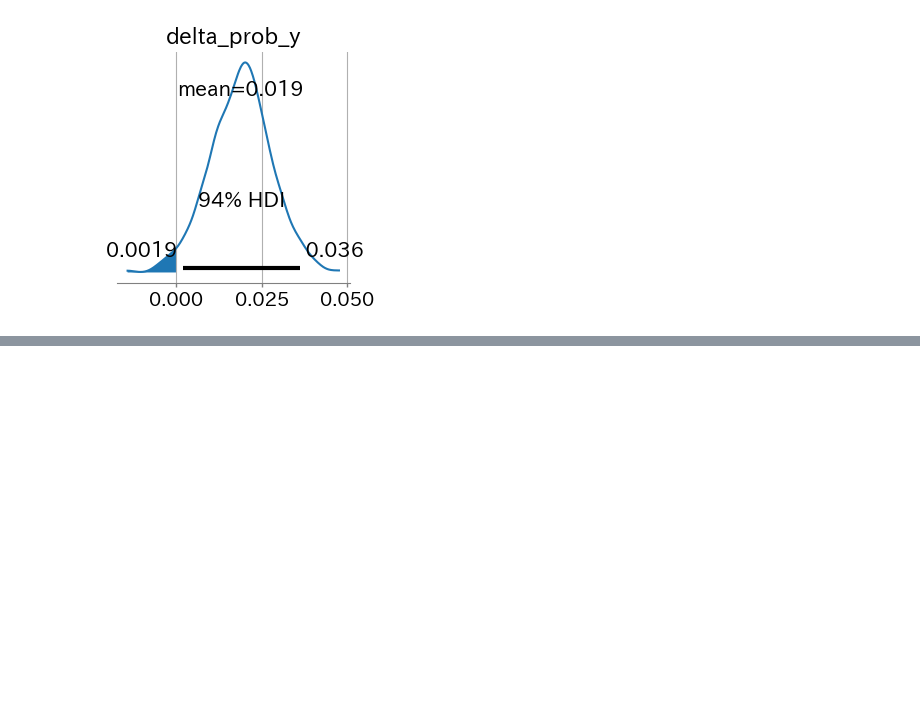
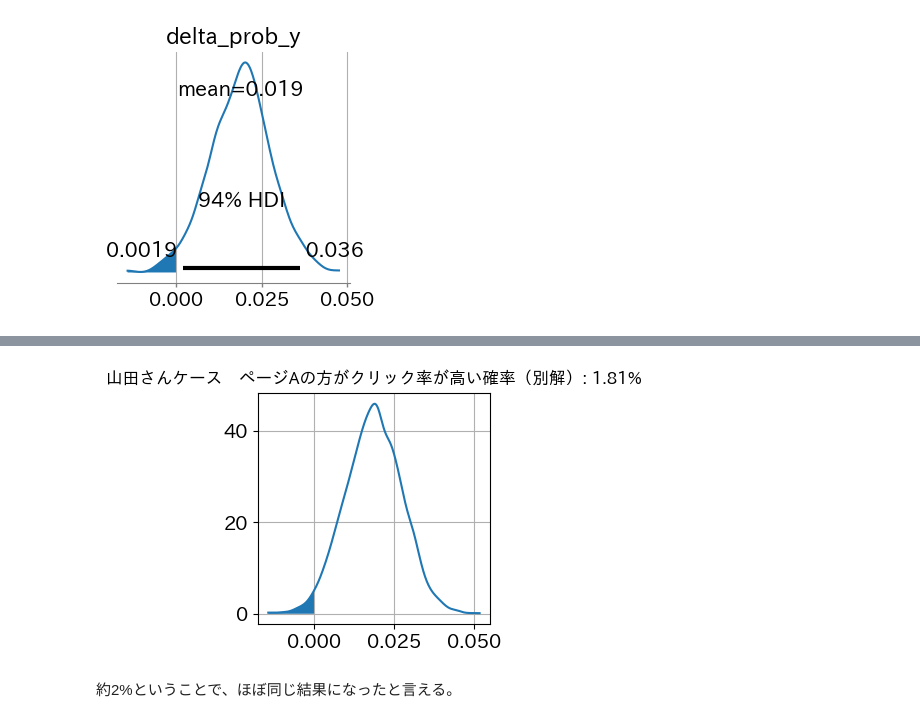
Before and after one commit to makkimaki/python-bayes-intro, a Jupyter notebook: すらすらベイズ写経_3−1.ipynb, the cells around one changed output, grey strips where cells are left out. Drawn from its saved outputs; the diff is of its cells as text; code cells hidden in the pictures; blank space fills up the shorter version.

```diff
--- a/すらすらベイズ写経_3−1.ipynb
+++ b/すらすらベイズ写経_3−1.ipynb
@@ -184,0 +261,30 @@ plt.show()
+# %%
+alpha_a = 60 + 1
+beta_a = 1140 + 1
+alpha_b = 110 + 1
+beta_b = 1490 + 1
+
+with pm.Model() as model_y2:
+    p_a = pm.Beta("p_a", alpha=alpha_a, beta=beta_a)
+    p_b = pm.Beta("p_b", alpha=alpha_b, beta=beta_b)
+
+    samples_y2 = pm.sample_prior_predictive(random_seed=42, samples=10000)
+
+p_a_samples_y2 = samples_y2["prior"]["p_a"].values.reshape(-1)
+p_b_samples_y2 = samples_y2["prior"]["p_b"].values.reshape(-1)
+delta_a_b_y2 = p_b_samples_y2 - p_a_samples_y2
+
+n1_y2 = (delta_a_b_y2 < 0).sum()
+
+n1_rate_y2 = n1_y2 / len(delta_a_b_y2)
+
+ax = az.plot_dist(delta_a_b_y2)
+xx, yy = ax.get_lines()[0].get_data()
+ax.fill_between(xx[xx<0], yy[xx<0])
+title = f"山田さんケース　ページAの方がクリック率が高い確率（別解）: {n1_rate_y2*100:.02f}%"
+ax.set_title(title, fontsize=12)
+plt.show()
+# %% [output]
+[figure, added]
+# %% [markdown]
+約2%ということで、ほぼ同じ結果になったと言える。
```
Also changed, not shown: parts of 10 cells of this notebook.
